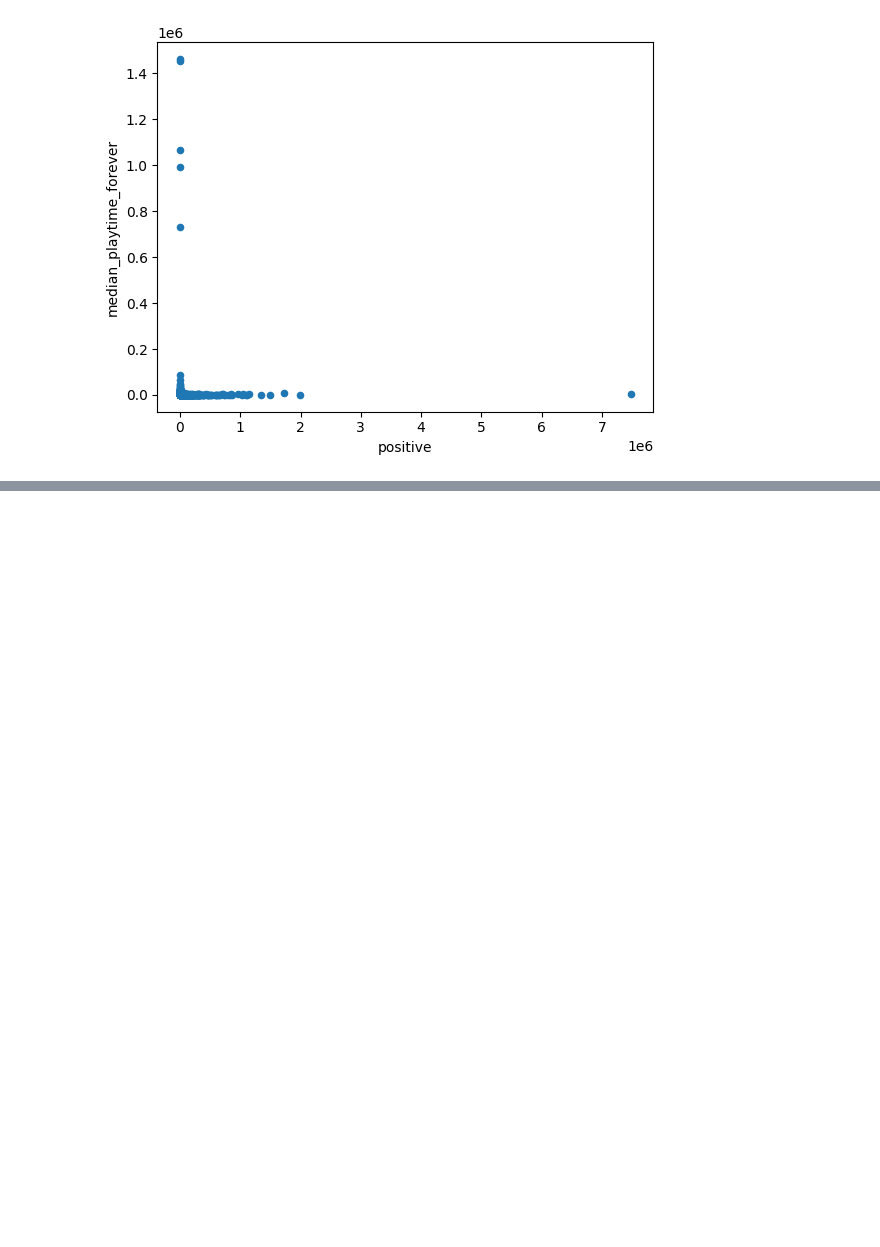
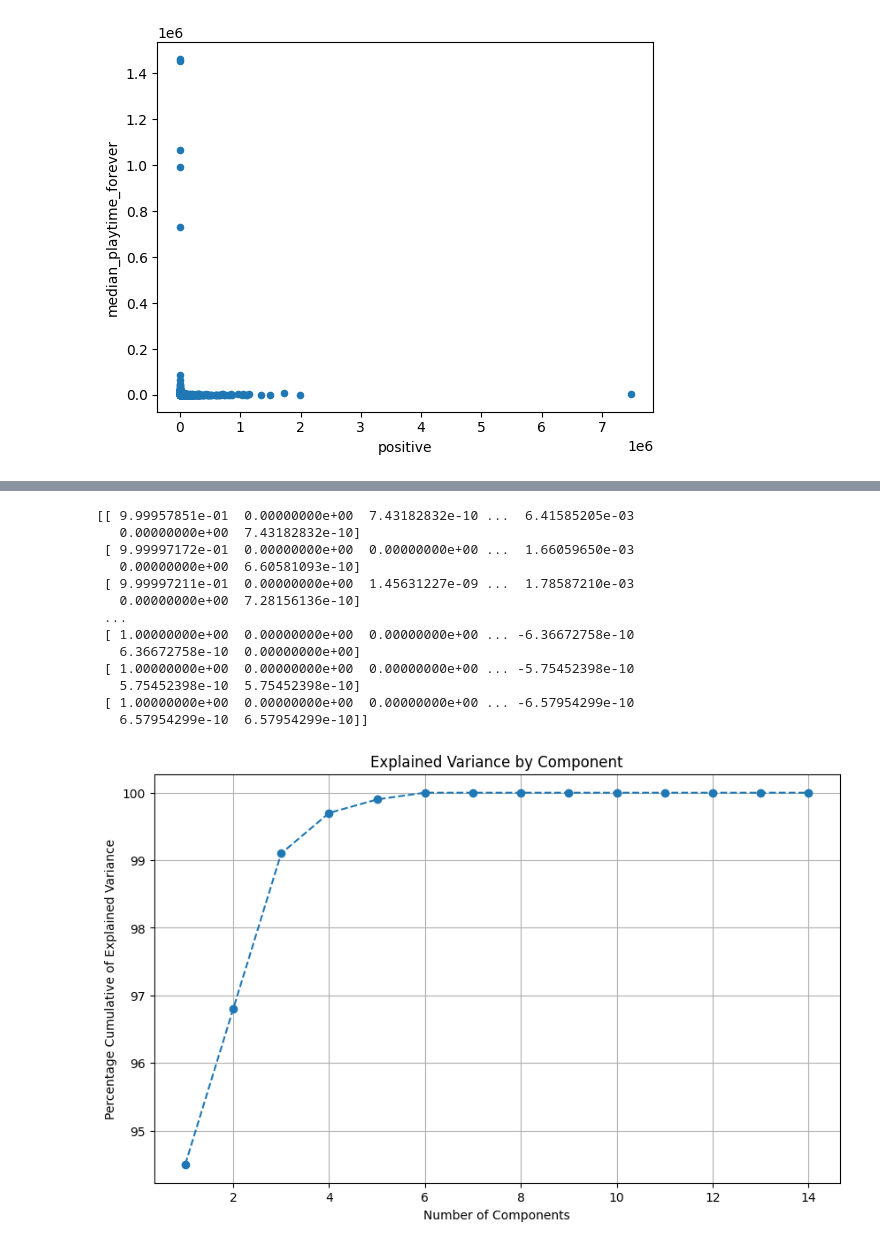
Before and after one commit to trietngh/5SIEC-clustering, a Jupyter notebook: tp2/TP_clustering.ipynb, the cells around one changed output, grey strips where cells are left out. Cells and saved outputs as stored; diff of their text form; code cells hidden in the pictures; blank space fills up the shorter version.

```diff
--- a/tp2/TP_clustering.ipynb
+++ b/tp2/TP_clustering.ipynb
@@ -70,6 +66,3 @@ df.plot.scatter(x='positive',y='median_playtime_forever')
 [figure]
 [figure]
 [figure]
-# %%
-#on va verifier si
-df['single_player'] = df['col'].str.contains("single_player", case=False, na=False)
@@ -77,0 +97,17 @@ KeyError: 'col'
+# %%
+## Supprimer 'appid' du dataset
+if ('appid' in df.columns):
+    df = df.drop(columns=['appid'])
+
+## Transformer 'release_date' en format POSIX (timestamp) en secondes
+df['release_date'] = pd.to_datetime(df['release_date']).astype(int) / 10**9
+
+
+## Extraire 'single_player' et 'multi_player' de la colonne 'categories'
+
+def extract_category(df: pd.DataFrame, categories_name: str) -> int:
+    return 1 if categories_name and df.find(categories_name) != -1 else 0
+df['single_player'] = df['categories'].apply(extract_category, args=('Single-player',))
+df['multi_player'] = df['categories'].apply(extract_category, args=('Multi-player',))
+df = df.drop(columns=['categories'])
+df.head(10)
@@ -77,0 +130,33 @@ KeyError: 'col'
+# %%
+from sklearn.preprocessing import Normalizer
+
+data = df.drop(columns=['name', 'price'])
+
+normal_values = Normalizer().fit_transform(data.values)
+print(normal_values)
+pca = PCA()
+pca.fit(normal_values)
+per_var = np.round(pca.explained_variance_ratio_*100, decimals = 1)
+
+plt.figure(figsize = (10,6))
+plt.plot(range(1, len(per_var)+1), per_var.cumsum(), marker = "o", linestyle = "--")
+plt.grid()
+plt.ylabel("Percentage Cumulative of Explained Variance")
+plt.xlabel("Number of Components")
+plt.title("Explained Variance by Component")
+plt.show()
+# %% [output]
+[[ 9.99957851e-01  0.00000000e+00  7.43182832e-10 ...  6.41585205e-03
+   0.00000000e+00  7.43182832e-10]
+ [ 9.99997172e-01  0.00000000e+00  0.00000000e+00 ...  1.66059650e-03
+   0.00000000e+00  6.60581093e-10]
+ [ 9.99997211e-01  0.00000000e+00  1.45631227e-09 ...  1.78587210e-03
+   0.00000000e+00  7.28156136e-10]
+ ...
+ [ 1.00000000e+00  0.00000000e+00  0.00000000e+00 ... -6.36672758e-10
+   6.36672758e-10  0.00000000e+00]
+ [ 1.00000000e+00  0.00000000e+00  0.00000000e+00 ... -5.75452398e-10
+   5.75452398e-10  5.75452398e-10]
+ [ 1.00000000e+00  0.00000000e+00  0.00000000e+00 ... -6.57954299e-10
+   6.57954299e-10  6.57954299e-10]]
+[figure, added]
```
Also changed, not shown: parts of 7 cells of this notebook, 2 other files.
